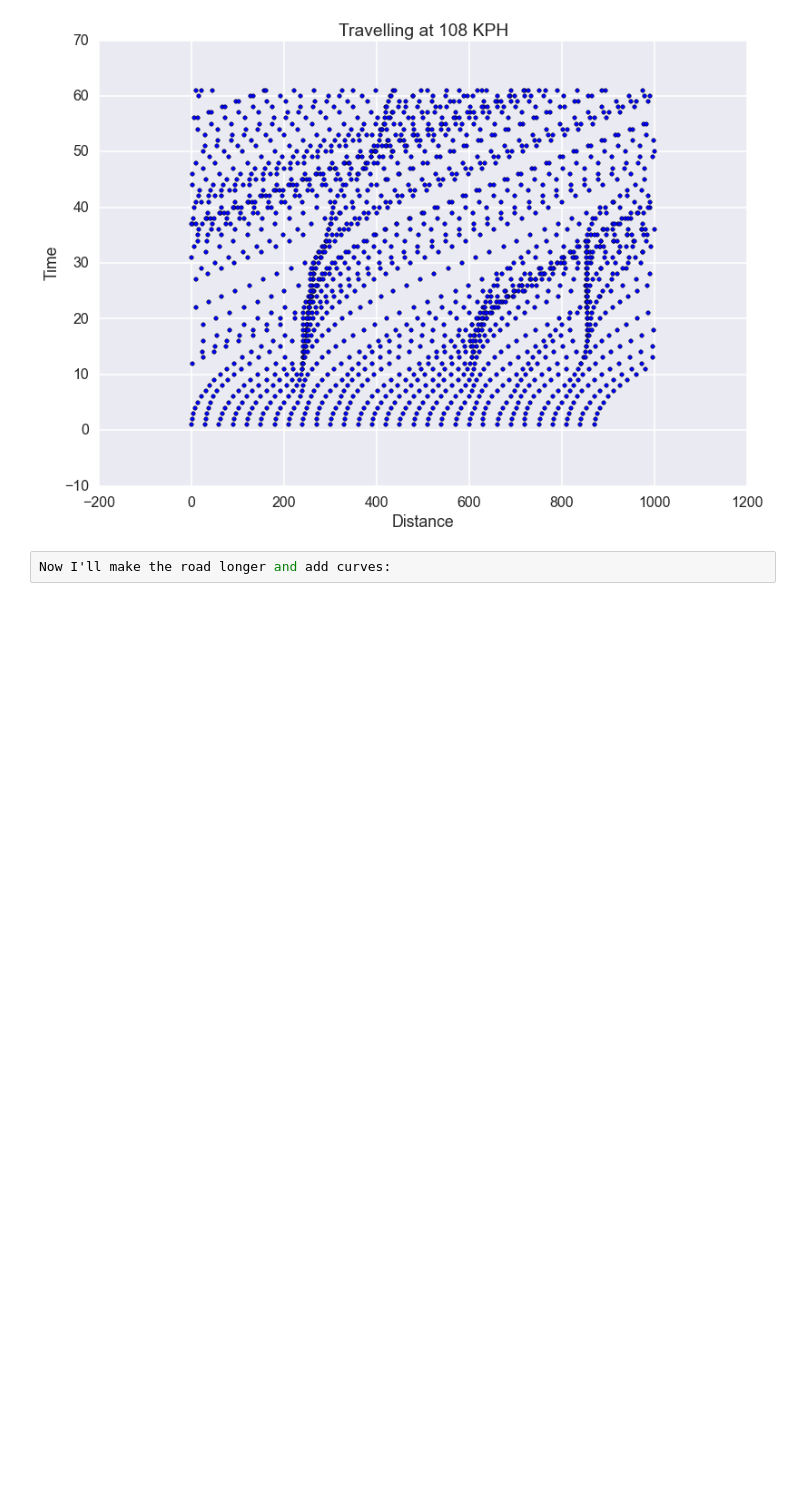
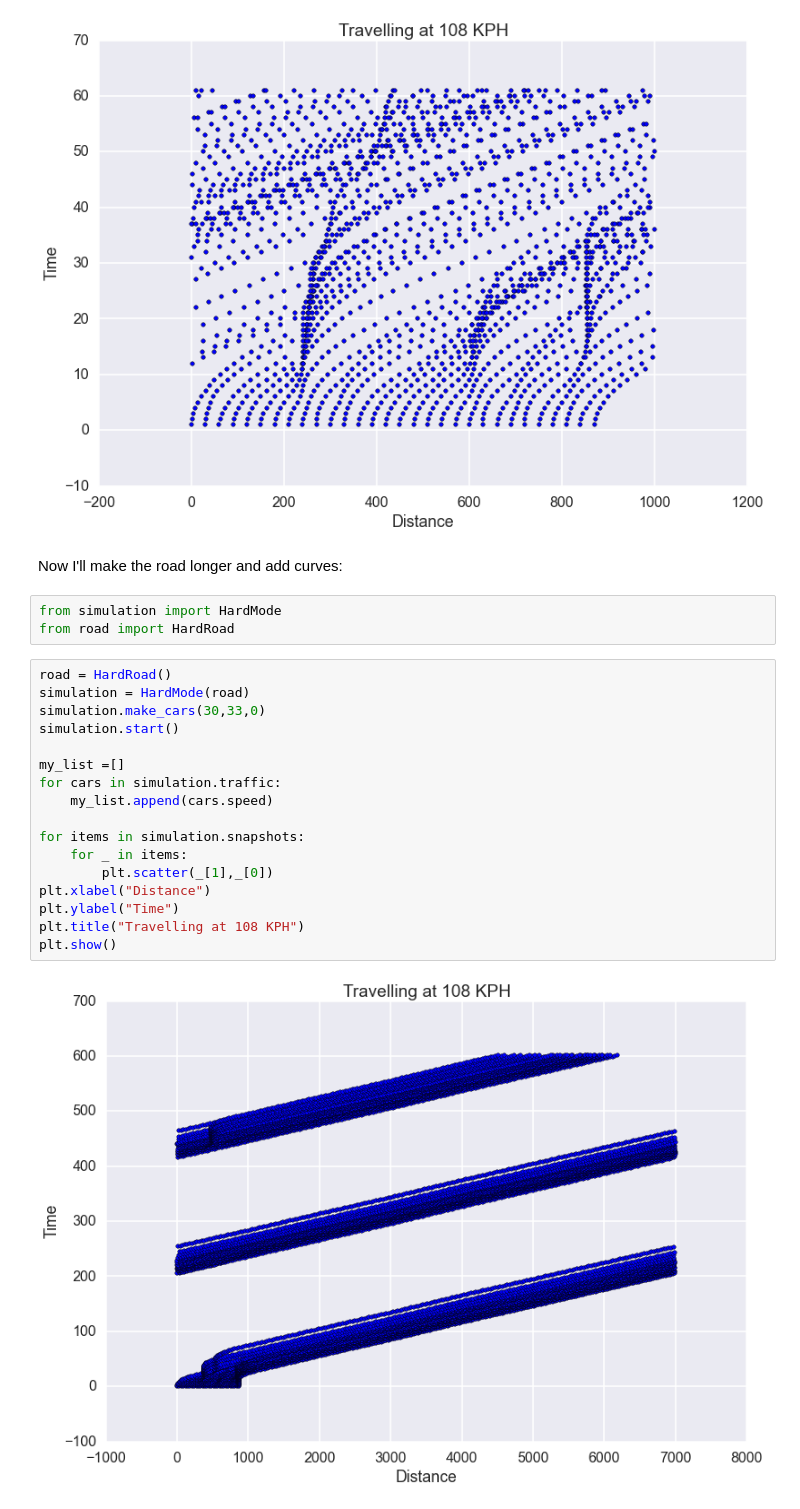
Before and after one commit to tiyd-python-2015-01/traffic-simulation, a Jupyter notebook: Traffic_Simulations.ipynb, the cells around one changed output. Drawn from its saved outputs; the diff is of its cells as text; blank space fills up the shorter version.

```diff
--- a/Traffic_Simulations.ipynb
+++ b/Traffic_Simulations.ipynb
@@ -97,5 +99,27 @@ plt.title("Travelling at 108 KPH")
 plt.show()
 # %% [output]
 [figure]
-# %%
-Now I'll make the road longer and add curves:
+# %% [markdown]
+Now I'll make the road longer and add curves:
+# %%
+from simulation import HardMode
+from road import HardRoad
+# %%
+road = HardRoad()
+simulation = HardMode(road)
+simulation.make_cars(30,33,0)
+simulation.start()
+
+my_list =[]
+for cars in simulation.traffic:
+    my_list.append(cars.speed)
+
+for items in simulation.snapshots:
+    for _ in items:
+        plt.scatter(_[1],_[0])
+plt.xlabel("Distance")
+plt.ylabel("Time")
+plt.title("Travelling at 108 KPH")
+plt.show()
+# %% [output]
+[figure, added]
```
Also changed, not shown: parts of 4 cells of this notebook.
